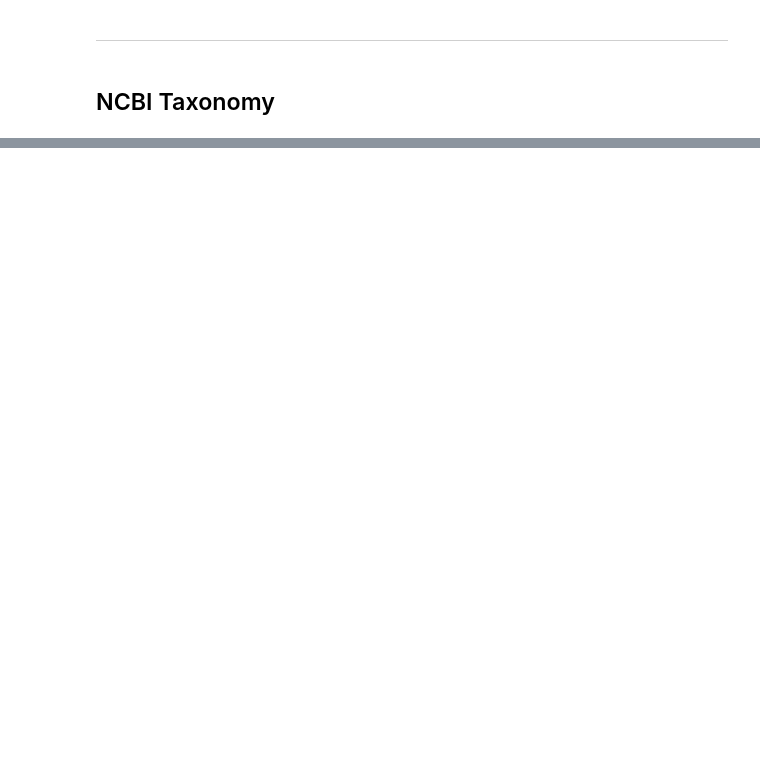
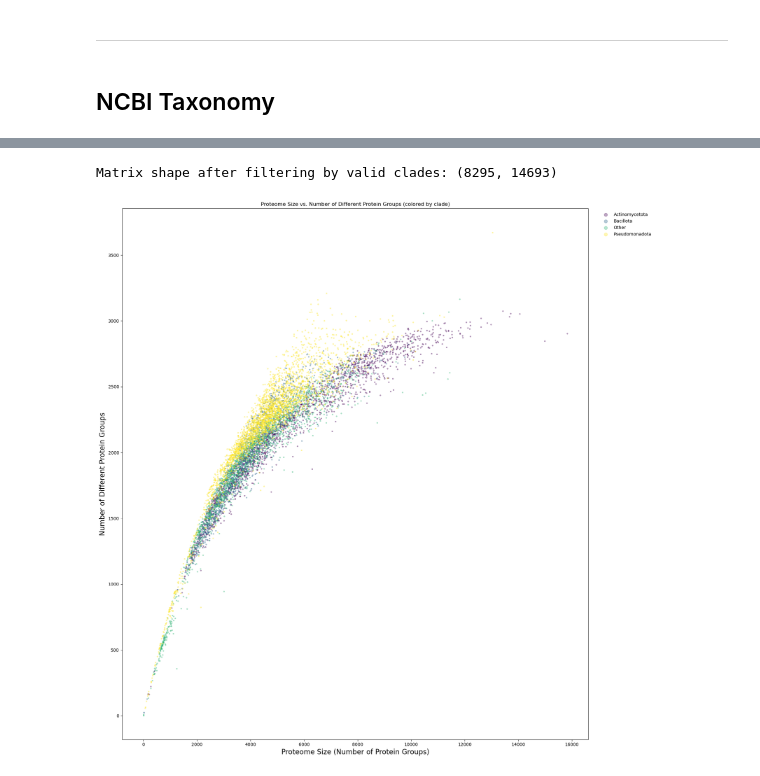
Before and after one commit to LeonardoAgasso/Protein_families, a Jupyter notebook: local/notebook/test_statlaws.ipynb, the cells around one changed output, grey strips where cells are left out. Cells and saved outputs as stored; diff of their text form; code cells hidden in the pictures; blank space fills up the shorter version.

```diff
--- a/local/notebook/test_statlaws.ipynb
+++ b/local/notebook/test_statlaws.ipynb
@@ -76,0 +231,50 @@ ______
+# %%
+# remove: "Bacteria incertae sedis", "Outside root", "unclassified Bacteria" and "delta/epsilon subdivisions"
+valid_labels = set(clade_series.unique()) - {"Bacteria incertae sedis", "Outside root", "unclassified Bacteria", "delta/epsilon subdivisions"}
+clade_series = clade_series[clade_series.isin(valid_labels)]
+count_matrix = count_matrix.loc[clade_series.index]
+print(f"Matrix shape after filtering by valid clades: {count_matrix.shape}")
+# %% [output]
+Matrix shape after filtering by valid clades: (8295, 14693)
+# %%
+proteome_sizes = count_matrix.sum(axis=1)
+n_different_families = (count_matrix > 0).sum(axis=1)
+
+# Put everything in one tidy dataframe
+df = pd.DataFrame({
+    'size': proteome_sizes,
+    'richness': n_different_families,
+    'clade': clade_series
+}).dropna()
+
+# Optional: show only the top K clades by count, lump the rest as "Other"
+K = 3
+top_clades = df['clade'].value_counts().head(K).index
+df['clade_plot'] = np.where(df['clade'].isin(top_clades), df['clade'], 'Other')
+
+unique_labels = df['clade_plot'].unique().tolist()
+
+if 'Other' in unique_labels:
+	unique_labels.remove('Other')
+	unique_labels.append('Other')  # ensure "Other" is last for consistent coloring
+
+cmap = plt.get_cmap('viridis', len(unique_labels))
+color_map = {lab: cmap(i % cmap.N) for i, lab in enumerate(sorted(unique_labels))}
+
+# Plot
+plt.figure(figsize=(18, 18))
+#x = np.arange(0, int(df['size'].max()*0.2) + 1, 1)
+#plt.plot(x, x, linestyle='--', color='grey', label='$y=x$', linewidth=2)
+
+for lab in sorted(unique_labels):
+    sub = df[df['clade_plot'] == lab]
+    plt.scatter(sub['size'], sub['richness'], s=6, alpha=0.35, label=lab, c=[color_map[lab]])
+
+plt.xlabel('Proteome Size (Number of Protein Groups)', fontsize=16)
+plt.ylabel('Number of Different Protein Groups', fontsize=16)
+plt.title('Proteome Size vs. Number of Different Protein Groups (colored by clade)')
+plt.legend(markerscale=3, frameon=False, bbox_to_anchor=(1.02, 1), loc='upper left')
+plt.tight_layout()
+plt.show()
+# %% [output]
+[figure, added]
```
Also changed, not shown: parts of 16 cells of this notebook, 5 other files.
